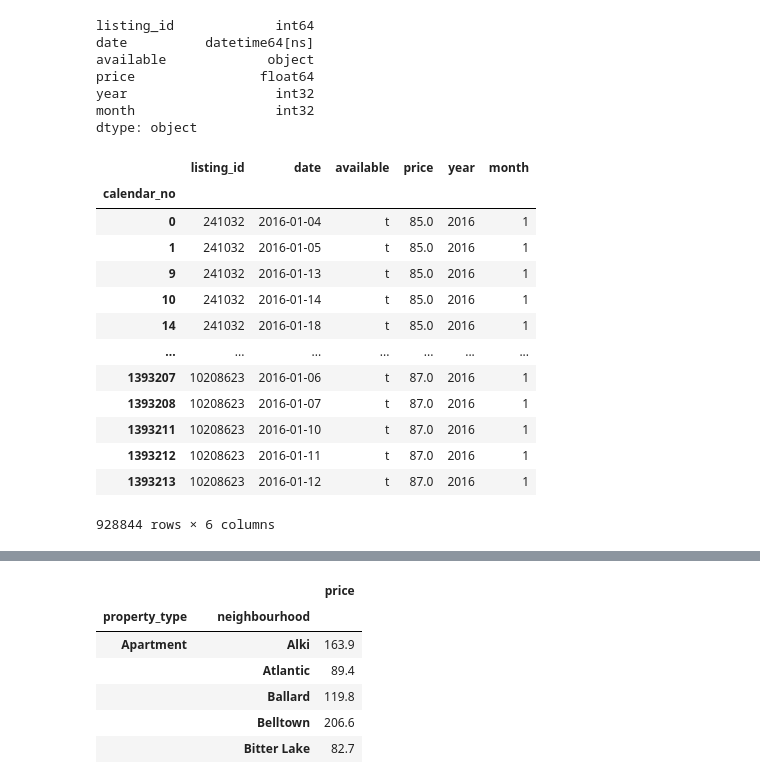
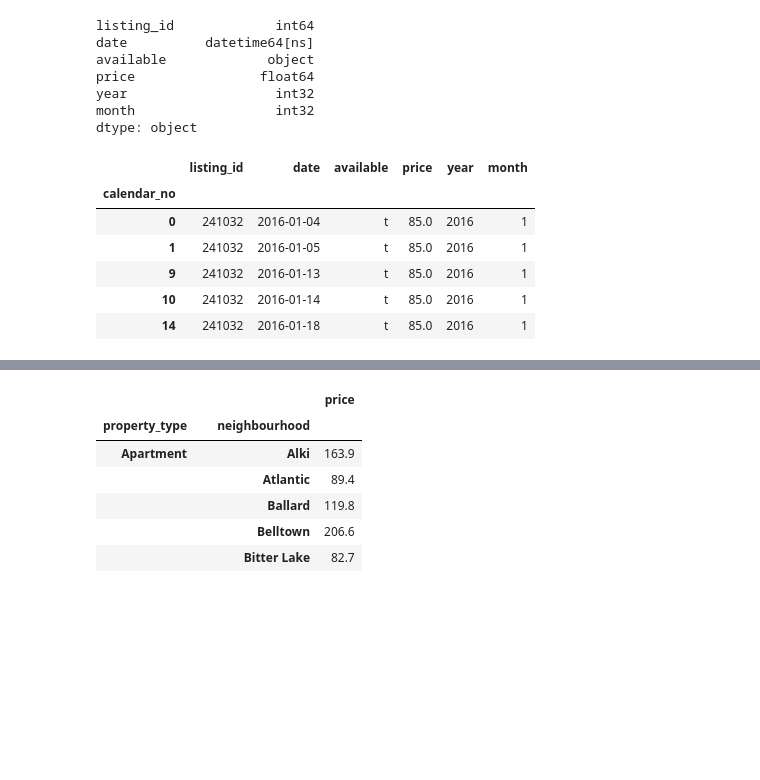
Before and after one commit to kcelik369/Project3_Team7, a Jupyter notebook: extractCalendar.ipynb, the cells around one changed output, grey strips where cells are left out. Saved outputs shown, nothing was run; the diff lists cells and outputs as text; code cells hidden in the pictures; blank space fills up the shorter version.

```diff
--- a/Calendar_df.ipynb
+++ b/extractCalendar.ipynb
@@ -158,22 +125,15 @@ dtype: object
 # %%
 # Filter by 2016 year and display DataFrame
 oneyear_df = available_df[available_df['year'] == 2016]
-oneyear_df
+oneyear_df.head()
 # %% [output]
 |  | listing_id | date | available | price | year | month |
 | calendar_no |  |  |  |  |  |  |
 | 0 | 241032 | 2016-01-04 | t | 85.0 | 2016 | 1 |
 | 1 | 241032 | 2016-01-05 | t | 85.0 | 2016 | 1 |
 | 9 | 241032 | 2016-01-13 | t | 85.0 | 2016 | 1 |
 | 10 | 241032 | 2016-01-14 | t | 85.0 | 2016 | 1 |
 | 14 | 241032 | 2016-01-18 | t | 85.0 | 2016 | 1 |
-| ... | ... | ... | ... | ... | ... | ... |
-| 1393207 | 10208623 | 2016-01-06 | t | 87.0 | 2016 | 1 |
-| 1393208 | 10208623 | 2016-01-07 | t | 87.0 | 2016 | 1 |
-| 1393211 | 10208623 | 2016-01-10 | t | 87.0 | 2016 | 1 |
-| 1393212 | 10208623 | 2016-01-11 | t | 87.0 | 2016 | 1 |
-| 1393213 | 10208623 | 2016-01-12 | t | 87.0 | 2016 | 1 |
-928844 rows × 6 columns
 # %%
 # Group by listing and month, find monthly average price for rent
 grouped = oneyear_df.groupby(['listing_id','month'])['price'].mean()
```
Also changed, not shown: parts of 11 cells of this notebook, 4 other files.
